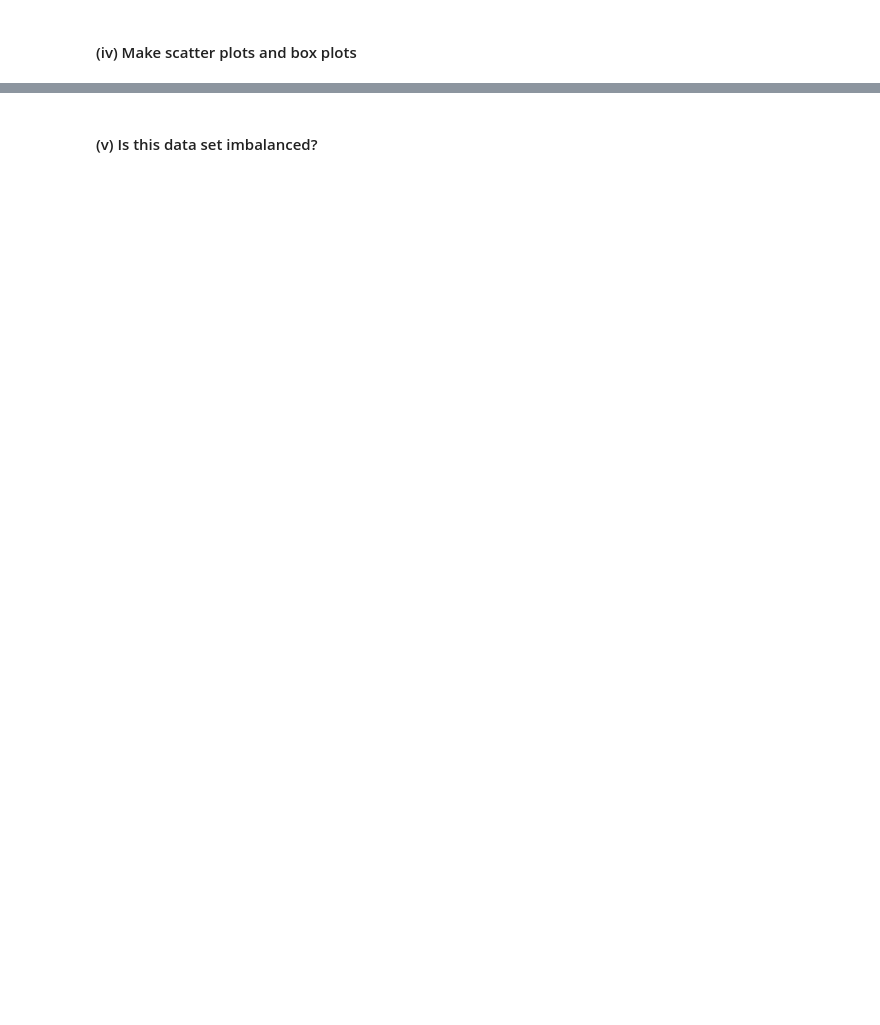
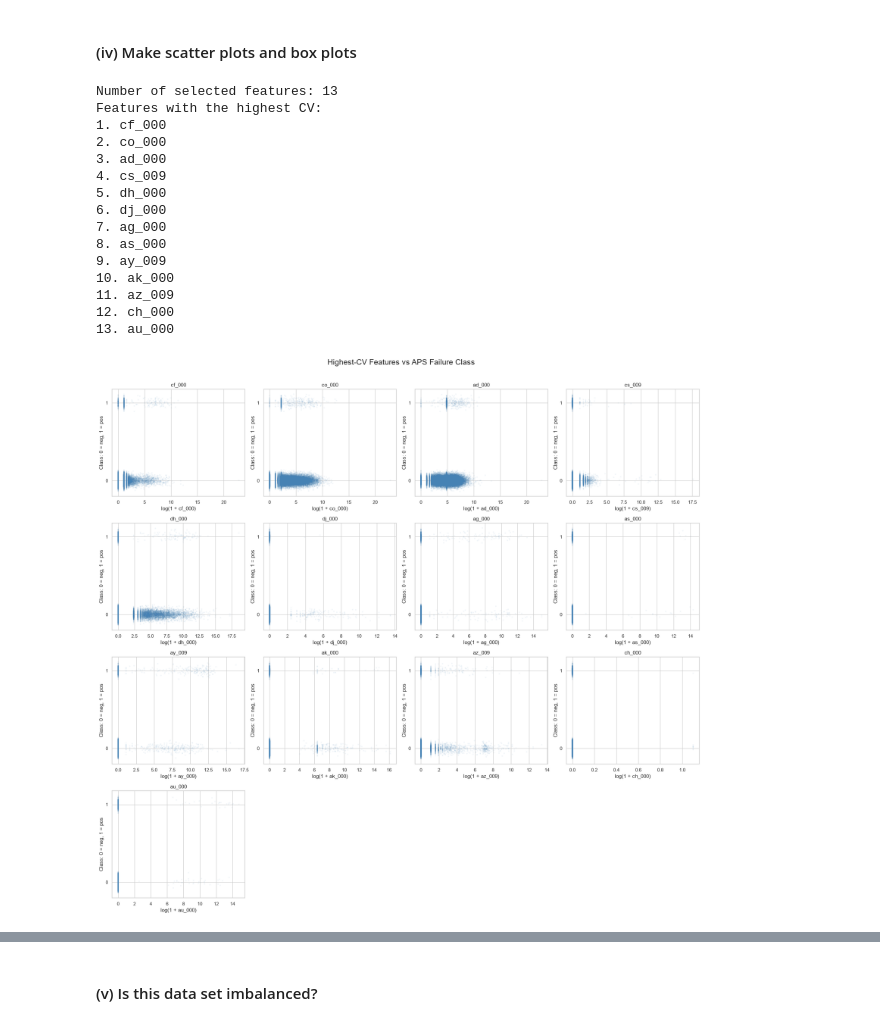
Before and after one commit to manvsatish/dsci-552-hw-6, a Jupyter notebook: notebook/Satish_Manvika_HW6.ipynb, the cells around one changed output, grey strips where cells are left out. Drawn from its saved outputs; the diff is of its cells as text; code cells hidden in the pictures; blank space fills up the shorter version.

```diff
--- a/notebook/Satish_Manvika_HW6.ipynb
+++ b/notebook/Satish_Manvika_HW6.ipynb
@@ -43,2 +171,69 @@ Packages imported successfully.
 # %% [markdown]
 #### (iv) Make scatter plots and box plots
+# %%
+number_of_selected_features = int(np.floor(np.sqrt(170))) #floor(sqrt(170)) - 13 fts with the highest cv
+highest_cv_features = cv_table.head(number_of_selected_features).index.tolist()
+
+print("Number of selected features:", number_of_selected_features)
+print("Features with the highest CV:")
+for number, feature in enumerate(highest_cv_features, start=1):
+    print(f"{number}. {feature}")
+
+X_train_log = np.log1p(X_train[highest_cv_features]) #log1p for vis bc the features are skewed
+
+#slight vertical jitter so can see overlapping class values
+random_generator = np.random.default_rng(RANDOM_STATE)
+jittered_class = (y_train.to_numpy() + random_generator.normal(0, 0.035, len(y_train)))
+
+figure, axes = plt.subplots(4, 4, figsize=(20, 18)) #scatter plots against binary response
+axes = axes.flatten()
+
+for axis, feature in zip(axes, highest_cv_features):
+    axis.scatter(X_train_log[feature], jittered_class, alpha=0.08, s=8, color="steelblue", edgecolor="none", rasterized=True)
+    axis.set_title(feature)
+    axis.set_xlabel(f"log(1 + {feature})")
+    axis.set_ylabel("Class: 0 = neg, 1 = pos")
+    axis.set_yticks([0, 1])
+
+for unused_axis in axes[len(highest_cv_features):]:
+    unused_axis.set_visible(False)
+
+figure.suptitle("Highest-CV Features vs APS Failure Class", fontsize=18, y=1.01)
+plt.tight_layout()
+plt.show()
+
+plot_data = X_train_log.copy() # class spec boxplots for same features
+plot_data["class"] = y_train.map({0: "Negative", 1: "Positive"})
+
+figure, axes = plt.subplots(4, 4, figsize=(20, 18))
+axes = axes.flatten()
+
+for axis, feature in zip(axes, highest_cv_features):
+    sns.boxplot(data=plot_data, x="class", y=feature, order=["Negative", "Positive"], ax=axis, color="steelblue", showfliers=True, flierprops={"marker": "o", "markersize": 2, "alpha": 0.15})
+    axis.set_title(feature)
+    axis.set_xlabel("")
+    axis.set_ylabel(f"log(1 + {feature})")
+
+for unused_axis in axes[len(highest_cv_features):]:
+    unused_axis.set_visible(False)
+
+figure.suptitle("Class-Specific Boxplots of the 13 Highest-CV Features", fontsize=18, y=1.01)
+plt.tight_layout()
+plt.show()
+# %% [output]
+Number of selected features: 13
+Features with the highest CV:
+1. cf_000
+2. co_000
+3. ad_000
+4. cs_009
+5. dh_000
+6. dj_000
+7. ag_000
+8. as_000
+9. ay_009
+10. ak_000
+11. az_009
+12. ch_000
+13. au_000
+[figure, added]
```
Also changed, not shown: parts of 8 cells of this notebook.
